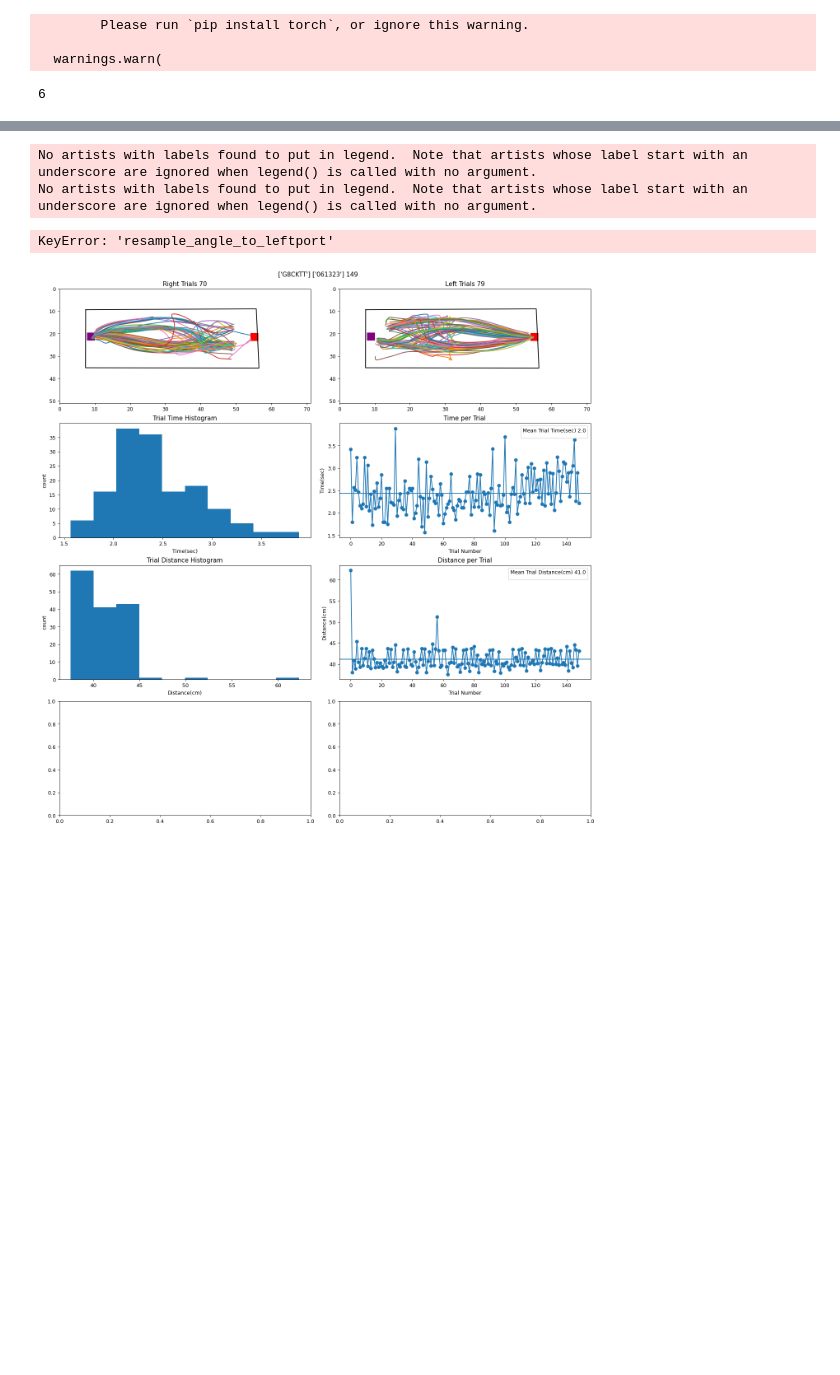
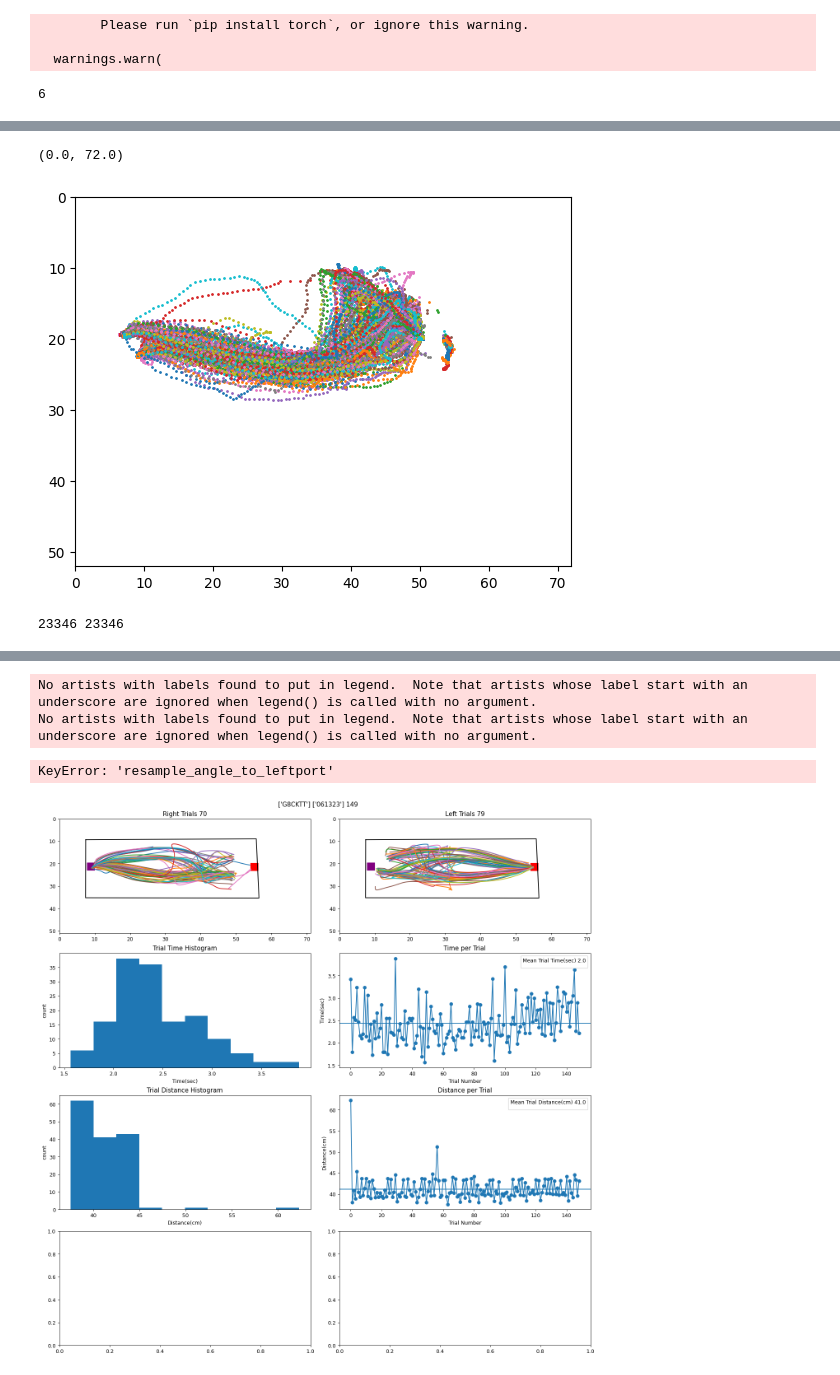
Before and after one commit to msidikpr/obstacle_avoidance, a Jupyter notebook: plots/notebooks/develop_plots.ipynb, the cells around one changed output, grey strips where cells are left out. Cells and saved outputs as stored; diff of their text form; code cells hidden in the pictures; blank space fills up the shorter version.

```diff
--- a/plots/notebooks/develop_plots.ipynb
+++ b/plots/notebooks/develop_plots.ipynb
@@ -199,0 +263,17 @@ plt.hist(session.df.obstacle_cluster)
+# %%
+cluster_0_light = session.df[(session.df.obstacle_cluster == 1) & (session.df.odd == 'right' )&(session.df.start == 'top' )]
+for ind, row in cluster_0_light.iterrows():
+    plt.scatter(x = row['nose_x_cm'],y = row['nose_y_cm'] ,s=1)
+plt.ylim([52,0]); plt.xlim([0, 72])
+# %% [output]
+(0.0, 72.0)
+[figure, added]
+# %%
+x = flatten_column(cluster_0_light,'nose_x_cm')
+y = flatten_column(cluster_0_light,'nose_y_cm')
+x = x[~np.isnan(x)]
+y = y[~np.isnan(y)]
+
+print(len(x),len(y))
+# %% [output]
+23346 23346
```
Also changed, not shown: parts of 24 cells of this notebook, 4 other files.
